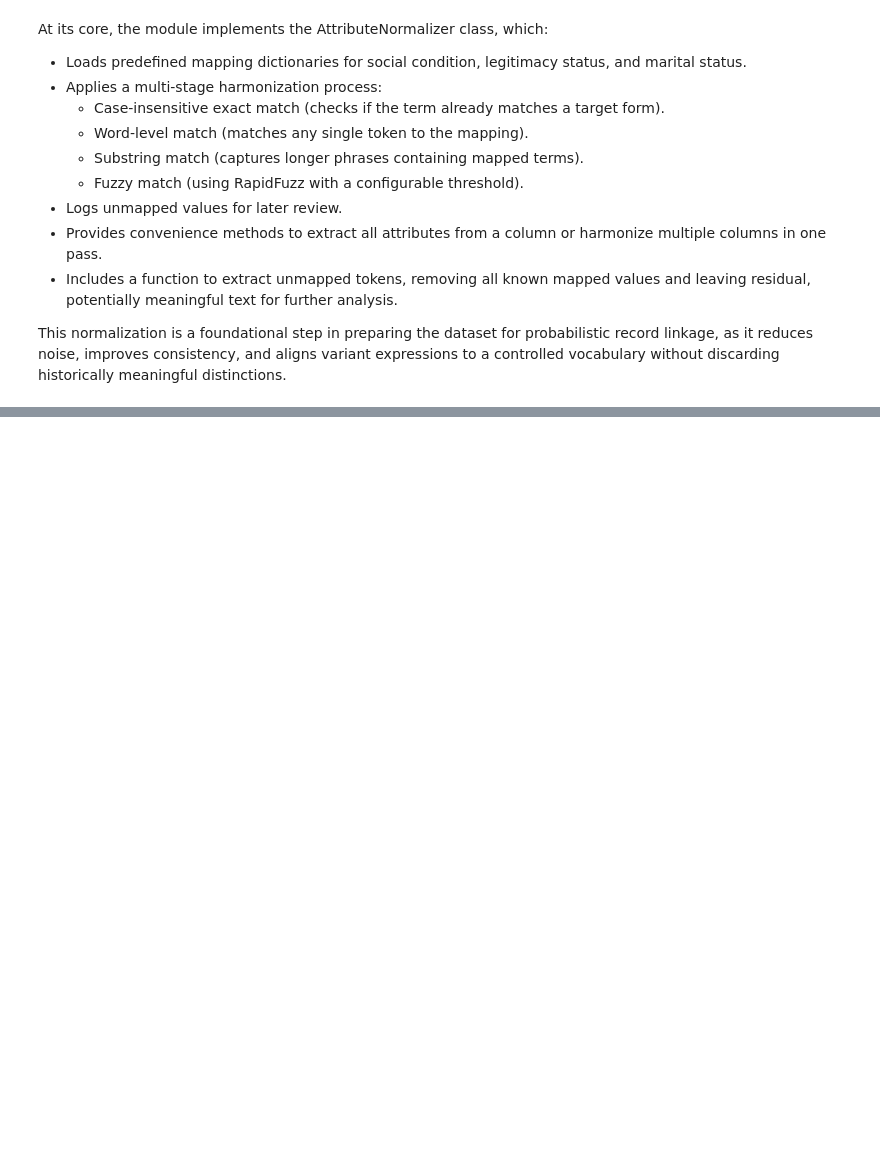
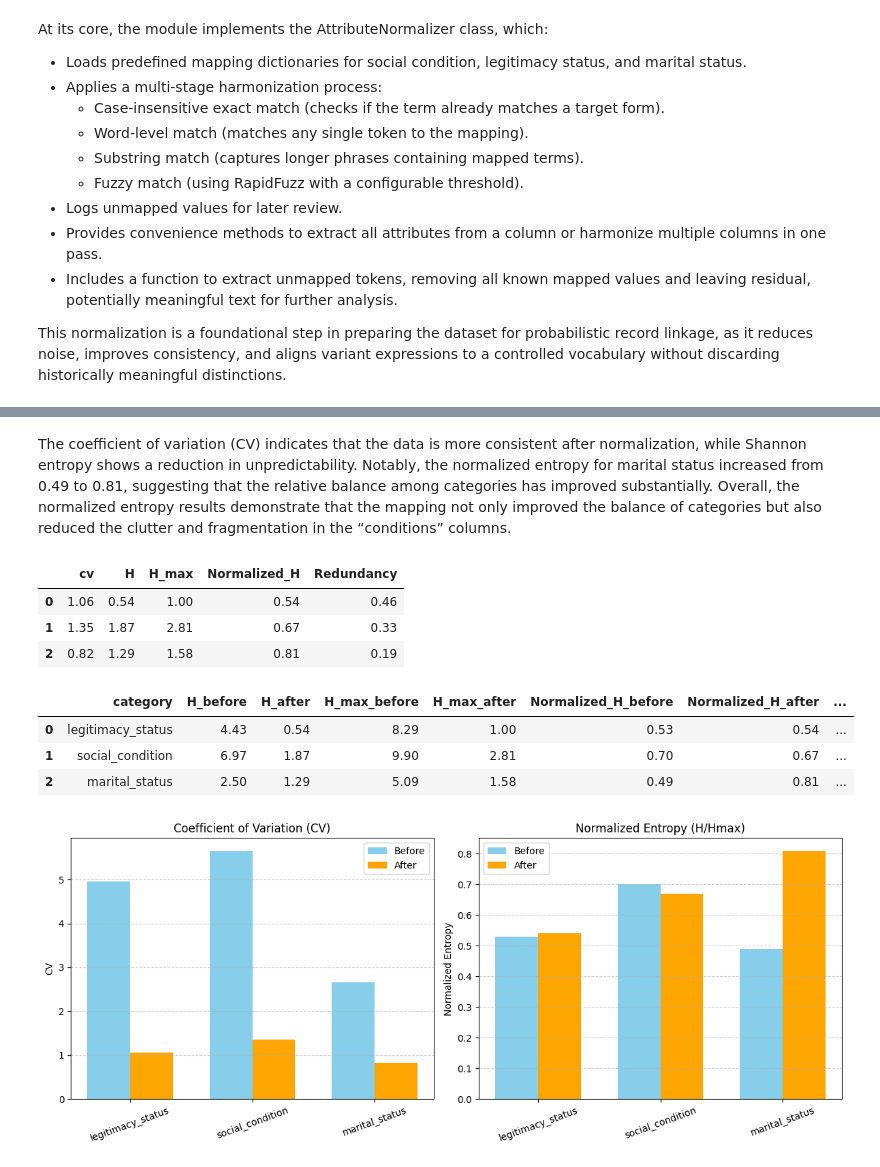
Before and after one commit to UCSB-AMPLab/sondondo, a Jupyter notebook: project_code/3_termExtraction.ipynb, the cells around one changed output, grey strips where cells are left out. Cells and saved outputs as stored; diff of their text form; code cells hidden in the pictures; blank space fills up the shorter version.

```diff
--- a/project_code/3_termExtraction.ipynb
+++ b/project_code/3_termExtraction.ipynb
@@ -304,0 +394,6 @@ This normalization is a foundational step in preparing the dataset for probabili
+# %%
+categories_data_normalized = {
+    'legitimacy_status': (legitimacy_variations_normalized, existing_mappings["legitimacy_status"]),
+    'social_condition': (social_variations_normalized, existing_mappings["social_condition"]),
+    'marital_status': (marital_variations_normalized, existing_mappings["marital_status"])
+}
@@ -304,0 +439,4 @@ This normalization is a foundational step in preparing the dataset for probabili
+# %%
+stats_normalized_df['cv'] = stats_normalized_df.apply(lambda row: StatsMethods.cv(row['frequencies'], rounding=2), axis=1)
+
+stats_normalized_df
@@ -304,0 +462,69 @@ This normalization is a foundational step in preparing the dataset for probabili
+# %% [markdown]
+The coefficient of variation (CV) indicates that the data is more consistent after normalization, while Shannon entropy shows a reduction in unpredictability. Notably, the normalized entropy for marital status increased from 0.49 to 0.81, suggesting that the relative balance among categories has improved substantially. Overall, the normalized entropy results demonstrate that the mapping not only improved the balance of categories but also reduced the clutter and fragmentation in the “conditions” columns.
+# %%
+stats_normalized_df[['H', 'H_max', 'Normalized_H', 'Redundancy']] = stats_normalized_df.apply(
+    lambda row: StatsMethods.shannon_entropy(row['frequencies'], rounding=2),
+    axis=1, result_type='expand'
+)
+stats_normalized_df[['cv', 'H', 'H_max', 'Normalized_H', 'Redundancy']]
+# %% [output]
+|  | cv | H | H_max | Normalized_H | Redundancy |
+| 0 | 1.06 | 0.54 | 1.00 | 0.54 | 0.46 |
+| 1 | 1.35 | 1.87 | 2.81 | 0.67 | 0.33 |
+| 2 | 0.82 | 1.29 | 1.58 | 0.81 | 0.19 |
+# %%
+entropy_comparison = pd.DataFrame({
+    'category': stats_df['category'],
+    'H_before': stats_df['H'],
+    'H_after': stats_normalized_df['H'],
+    'H_max_before': stats_df['H_max'],
+    'H_max_after': stats_normalized_df['H_max'],
+    'Normalized_H_before': stats_df['Normalized_H'],
+    'Normalized_H_after': stats_normalized_df['Normalized_H'],
+    'Redundancy_before': stats_df['Redundancy'],
+    'Redundancy_after': stats_normalized_df['Redundancy']
+})
+entropy_comparison
+# %% [output]
+|  | category | H_before | H_after | H_max_before | H_max_after | Normalized_H_before | Normalized_H_after | ... |
+| 0 | legitimacy_status | 4.43 | 0.54 | 8.29 | 1.00 | 0.53 | 0.54 | ... |
+| 1 | social_condition | 6.97 | 1.87 | 9.90 | 2.81 | 0.70 | 0.67 | ... |
+| 2 | marital_status | 2.50 | 1.29 | 5.09 | 1.58 | 0.49 | 0.81 | ... |
+# %%
+categories = stats_df['category'].tolist()
+
+cv_before = stats_df['cv']
+cv_after = stats_normalized_df['cv']
+
+nh_before = stats_df['Normalized_H']
+nh_after = stats_normalized_df['Normalized_H']
+
+x = np.arange(len(categories))
+width = 0.35
+
+fig, axes = plt.subplots(1, 2, figsize=(12, 5))
+
+# Plot CV
+axes[0].bar(x - width/2, cv_before, width, label='Before', color='skyblue')
+axes[0].bar(x + width/2, cv_after, width, label='After', color='orange')
+axes[0].set_title("Coefficient of Variation (CV)")
+axes[0].set_xticks(x)
+axes[0].set_xticklabels(categories, rotation=20)
+axes[0].set_ylabel("CV")
+axes[0].legend()
+axes[0].grid(axis='y', linestyle='--', alpha=0.6)
+
+# Plot Normalized Entropy
+axes[1].bar(x - width/2, nh_before, width, label='Before', color='skyblue')
+axes[1].bar(x + width/2, nh_after, width, label='After', color='orange')
+axes[1].set_title("Normalized Entropy (H/Hmax)")
+axes[1].set_xticks(x)
+axes[1].set_xticklabels(categories, rotation=20)
+axes[1].set_ylabel("Normalized Entropy")
+axes[1].legend()
+axes[1].grid(axis='y', linestyle='--', alpha=0.6)
+
+plt.tight_layout()
+plt.show()
+# %% [output]
+[figure, added]
```
Also changed, not shown: parts of 27 cells of this notebook, 13 other files.
